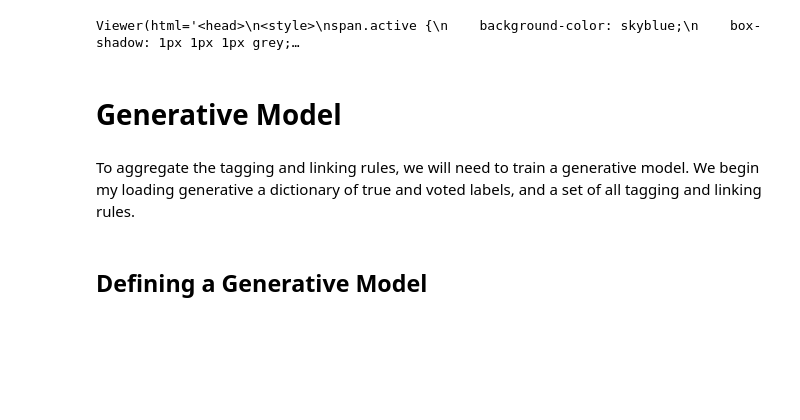
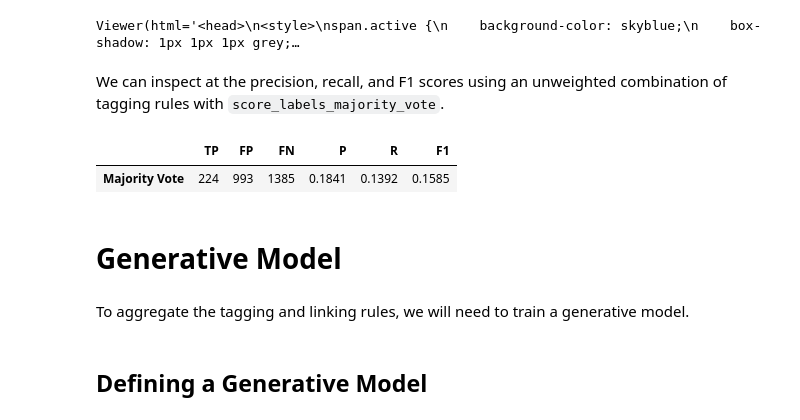
Before and after one commit to BatsResearch/wiser, a Jupyter notebook: tutorials/introduction/Intro Tutorial 2 - Generative Models.ipynb, the cells around one changed output. Drawn from its saved outputs; the diff is of its cells as text; code cells hidden in the pictures; blank space fills up the shorter version.

```diff
--- a/tutorials/introduction/Intro Tutorial 2 - Generative Models.ipynb
+++ b/tutorials/introduction/Intro Tutorial 2 - Generative Models.ipynb
@@ -28,7 +27,15 @@ Viewer(dev_data, height=100)
 # %% [output]
 [interactive output not drawn]
 Viewer(html='<head>\n<style>\nspan.active {\n    background-color: skyblue;\n    box-shadow: 1px 1px 1px grey;…
+# %% [markdown]
+We can inspect at the precision, recall, and F1 scores using an unweighted combination of tagging rules with ``score_labels_majority_vote``.
+# %%
+from wiser.eval import score_labels_majority_vote
+score_labels_majority_vote(dev_data)
+# %% [output]
+|  | TP | FP | FN | P | R | F1 |
+| Majority Vote | 224 | 993 | 1385 | 0.1841 | 0.1392 | 0.1585 |
 # %% [markdown]
 # Generative Model
 # %% [markdown]
-To aggregate the tagging and linking rules, we will need to train a generative model. We begin my loading generative a dictionary of true and voted labels, and a set of all tagging and linking rules.
+To aggregate the tagging and linking rules, we will need to train a generative model.
```
Also changed, not shown: parts of 17 cells of this notebook, 10 other files.
